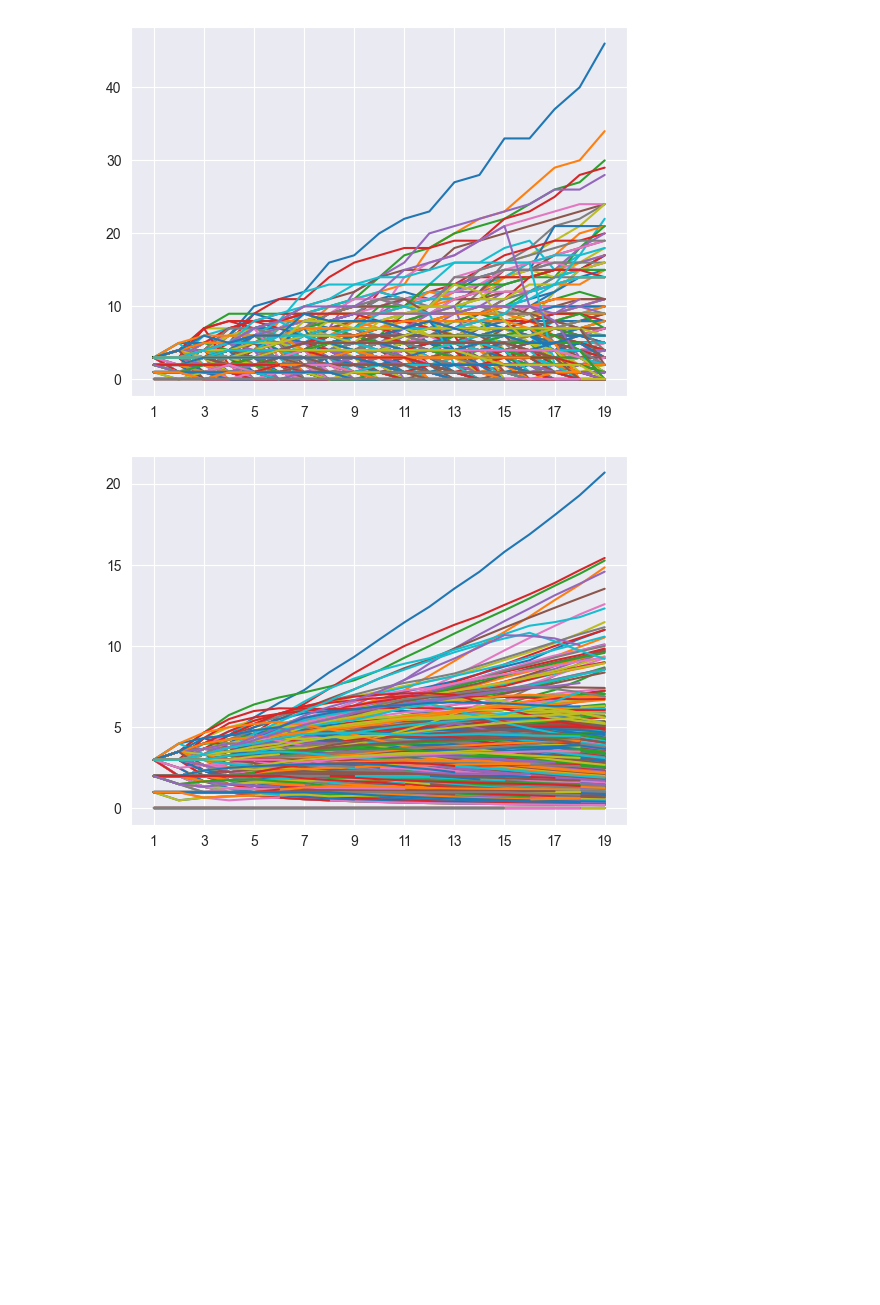
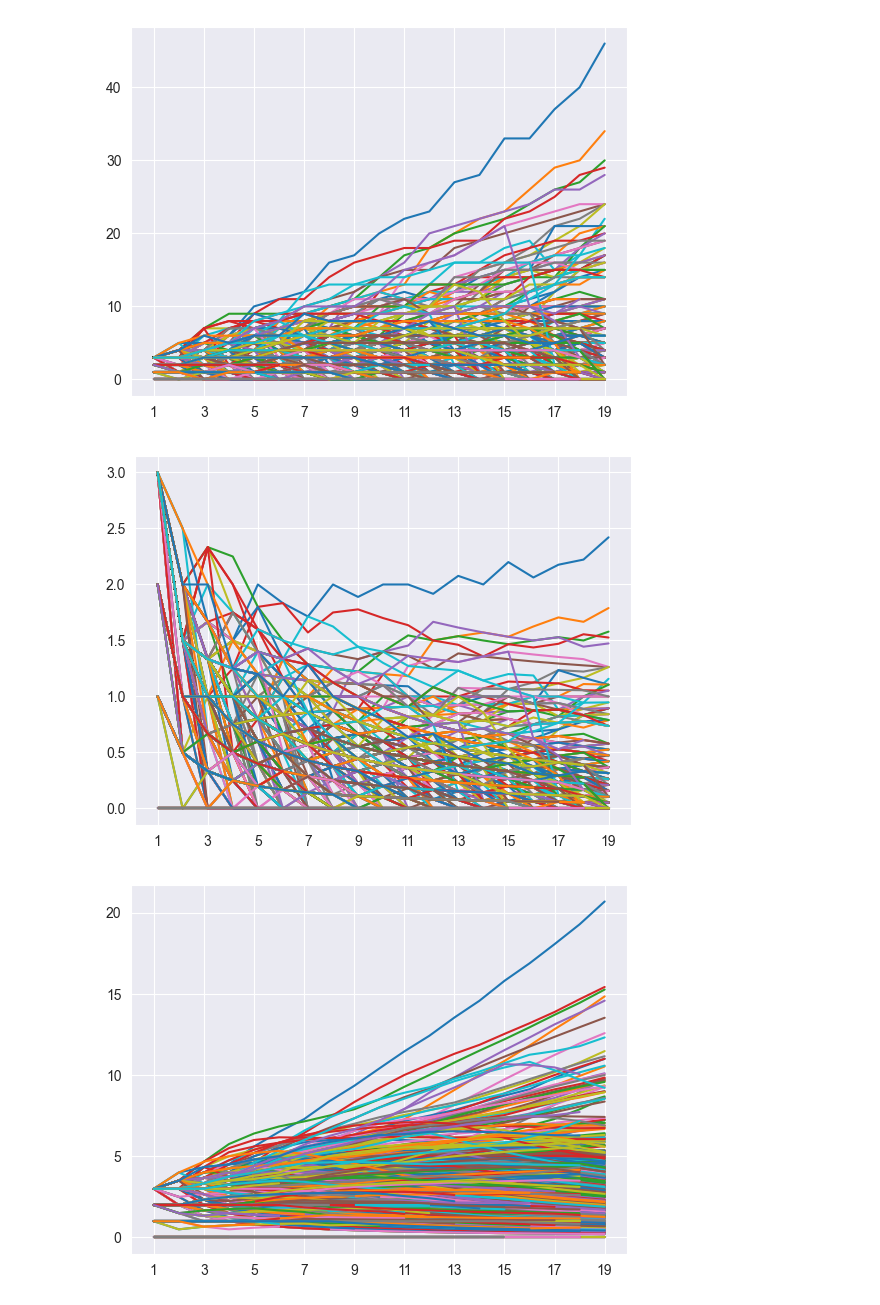
Before and after one commit to Urgith/data_science, a Jupyter notebook: scraping/supremacy_1914/data_plotting.ipynb, the cells around one changed output. Saved outputs shown, nothing was run; the diff lists cells and outputs as text; code cells hidden in the pictures; blank space fills up the shorter version.

Commit message:
upgraded data plotting

```diff
--- a/scraping/supremacy_1914/data_plotting.ipynb
+++ b/scraping/supremacy_1914/data_plotting.ipynb
@@ -21,6 +21,17 @@ for row in df.iterrows():
 plt.xticks(range(1, df_size // 2 + 1, 2));
 # %% [output]
 [figure]
+# %%
+df2 = df.copy()
+# %%
+df2.iloc[:, 1:] = df2.iloc[:, 1:] / np.arange(1, df_size // 2 + 1)
+# %%
+for row in df2.iterrows():
+    plt.plot(range(1, df_size // 2 + 1), row[1].values[1:])
+
+plt.xticks(range(1, df_size // 2 + 1, 2));
+# %% [output]
+[figure, added]
 # %%
 df.iloc[:, 1:] = df.iloc[:, 1:].cumsum(axis=1) / np.arange(1, df_size // 2 + 1)
 # %%
```
